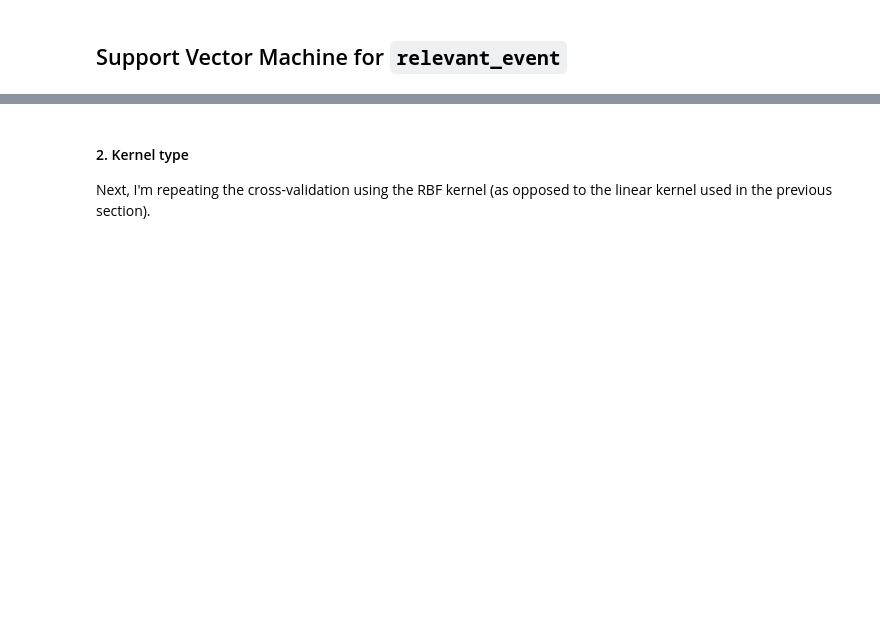
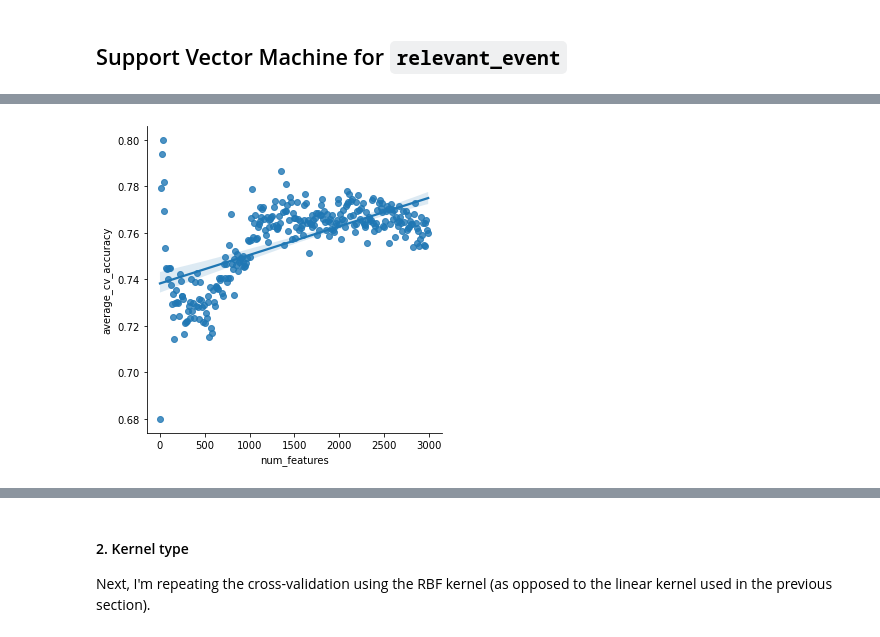
Before and after one commit to jonathanold/conflict-india, a Jupyter notebook: code/svm_satp_data.ipynb, the cells around one changed output, grey strips where cells are left out. Drawn from its saved outputs; the diff is of its cells as text; code cells hidden in the pictures; blank space fills up the shorter version.

```diff
--- a/code/svm_satp_data.ipynb
+++ b/code/svm_satp_data.ipynb
@@ -142,4 +117,0 @@ accuracy_cv.head(5)
-# %%
-# Accuracy based on the number of features
-grouped_features = accuracy_cv.groupby('number of features')[['accuracy']].mean().sort_values(by='accuracy', ascending=False).reset_index()
-grouped_features
@@ -165,0 +122,22 @@ plt.show()
+# %%
+# Define function for cross-validation based on number of features
+def num_features_cv(min_num_features, max_num_features, interval, kernel, C, gamma):
+    num_features = np.array(range(min_num_features, max_num_features, interval))
+    folds = np.array(range(2, 6))
+    accuracy_cv = pd.DataFrame(columns = ['num_features', 'folds', 'average_cv_accuracy', 'sd_cv_accuracy'])
+    for n in num_features:
+        for f in folds:
+            mean, sd = cross_validation(kernel, C, gamma, n, f)
+            accuracy_cv = accuracy_cv.append({'num_features': n, 'folds': f, 'average_cv_accuracy': mean, 'sd_cv_accuracy': sd}, ignore_index=True)
+    accuracy_cv['num_features'] = accuracy_cv['num_features'].astype('int')
+    accuracy_cv['folds'] = accuracy_cv['folds'].astype('int')
+    grouped_features = accuracy_cv.groupby('num_features').mean().drop('folds', axis=1).sort_values(by='average_cv_accuracy', ascending=False).reset_index()
+    return accuracy_cv, grouped_features
+# %%
+# Define function for plotting accuracy
+def plot_accuracy(x, y, data):
+    sns.lmplot(x=x, y=y, data=data)
+    plt.show()
+# %%
+# CV for number of features for whole range
+accuracy_linear_full, grouped_linear_full = num_features_cv(1, 3001, 10, 'linear', 1.0, 'auto')
@@ -165,0 +153,5 @@ plt.show()
+# %%
+# Plot accuracy for CV on full range of features
+plot_accuracy('num_features', 'average_cv_accuracy', grouped_linear_full)
+# %% [output]
+[figure, added]
```
Also changed, not shown: parts of 31 cells of this notebook.
